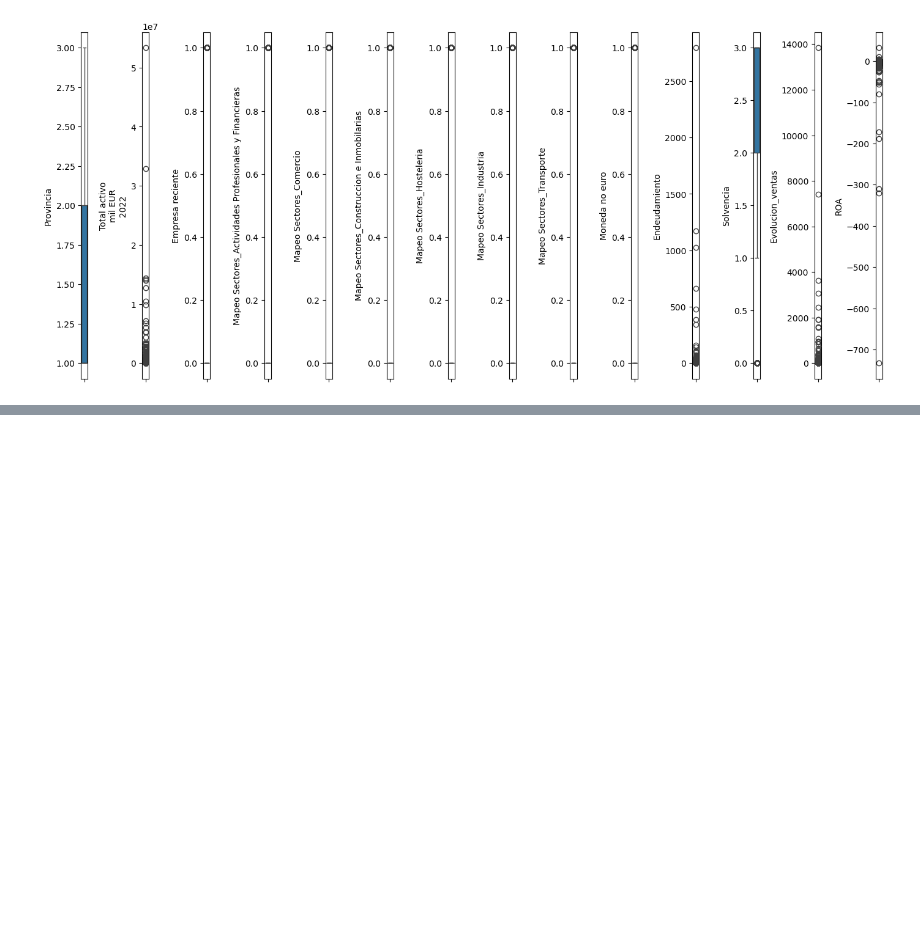
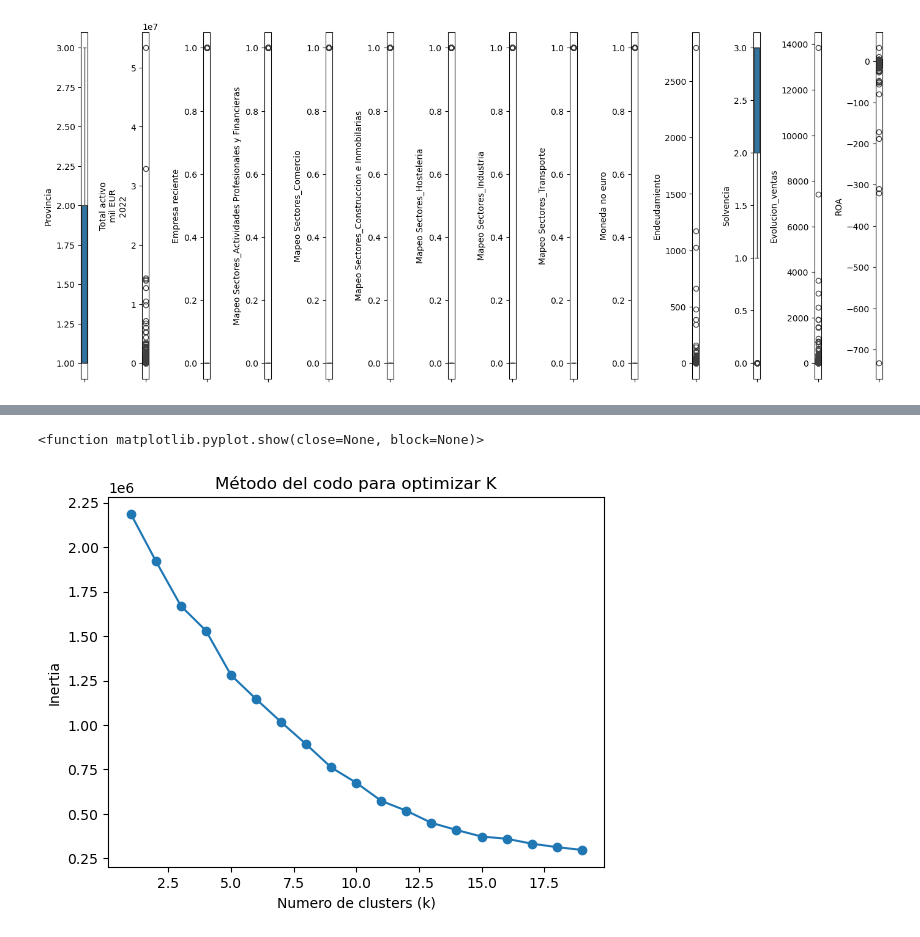
Before and after one commit to Aristondo/Equipo-Naranja, a Jupyter notebook: Reto_Analisis.ipynb, the cells around one changed output, grey strips where cells are left out. Cells and saved outputs as stored; diff of their text form; code cells hidden in the pictures; blank space fills up the shorter version.

```diff
--- a/Reto_Analisis.ipynb
+++ b/Reto_Analisis.ipynb
@@ -38,0 +49,3 @@ for i in range(0,len(l)):
+# %%
+scaler = StandardScaler()
+data_scaled = scaler.fit_transform(df_analisis_sinind)
@@ -38,0 +63,19 @@ for i in range(0,len(l)):
+# %%
+pesos = np.array([1,1,3.5,2.5,2,2,2,2,2,2,2.5,3,3,3,3])
+data_pesos = data_scaled*pesos
+# %%
+inertia = []
+k = range(1, 20)
+for n_clusters in k:
+    kmeans = KMeans(n_clusters = n_clusters, random_state = 42, init = 'k-means++')
+    kmeans.fit(data_pesos)
+    inertia.append(kmeans.inertia_)
+# %%
+plt.plot(k, inertia, marker = 'o')
+plt.title('Método del codo para optimizar K')
+plt.xlabel('Numero de clusters (k)')
+plt.ylabel('Inertia')
+plt.show
+# %% [output]
+<function matplotlib.pyplot.show(close=None, block=None)>
+[figure, added]
```
Also changed, not shown: parts of 15 cells of this notebook.
